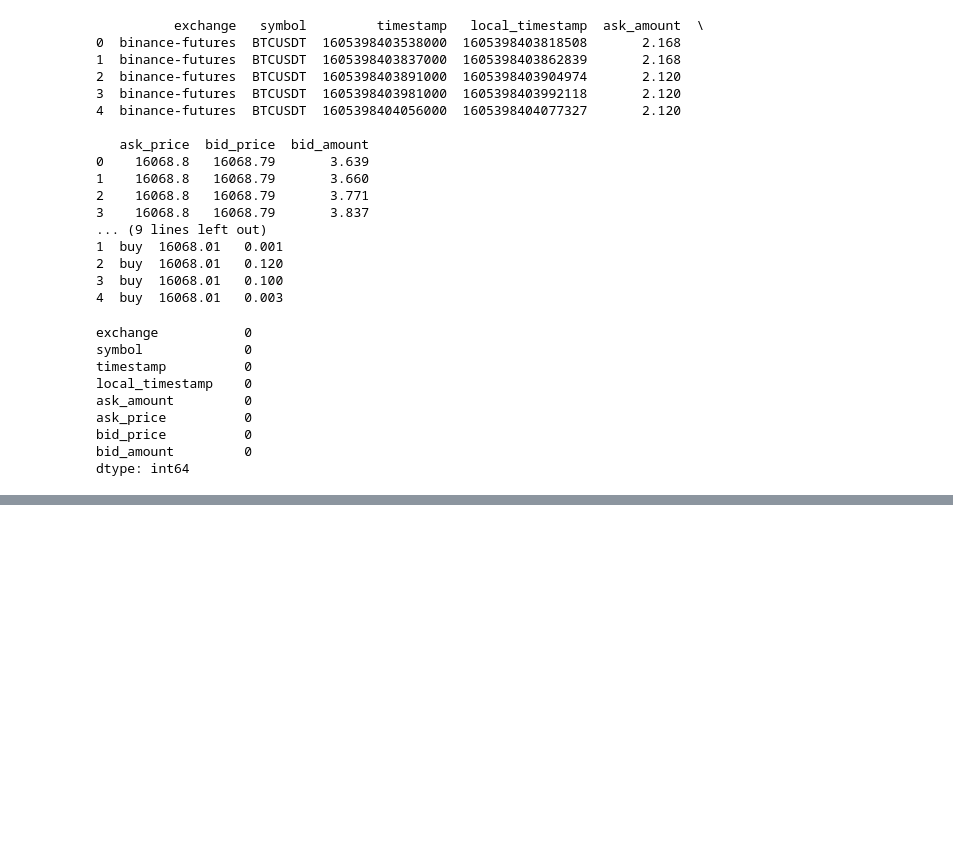
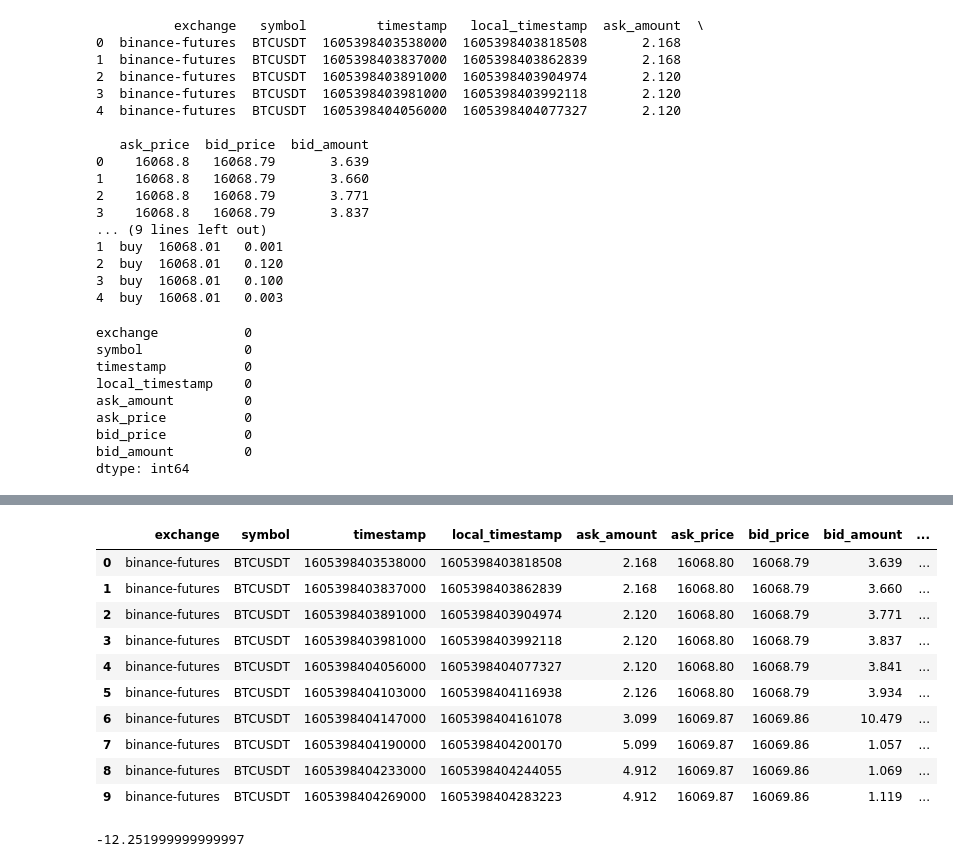
Before and after one commit to marekerben/Bakalarka, a Jupyter notebook: data.ipynb, the cells around one changed output, grey strips where cells are left out. Saved outputs shown, nothing was run; the diff lists cells and outputs as text; code cells hidden in the pictures; blank space fills up the shorter version.

```diff
--- a/data.ipynb
+++ b/data.ipynb
@@ -141,0 +92,14 @@ df
+# %%
+quotes_df.head(10)
+# %% [output]
+|  | exchange | symbol | timestamp | local_timestamp | ask_amount | ask_price | bid_price | bid_amount | ... |
+| 0 | binance-futures | BTCUSDT | 1605398403538000 | 1605398403818508 | 2.168 | 16068.80 | 16068.79 | 3.639 | ... |
+| 1 | binance-futures | BTCUSDT | 1605398403837000 | 1605398403862839 | 2.168 | 16068.80 | 16068.79 | 3.660 | ... |
+| 2 | binance-futures | BTCUSDT | 1605398403891000 | 1605398403904974 | 2.120 | 16068.80 | 16068.79 | 3.771 | ... |
+| 3 | binance-futures | BTCUSDT | 1605398403981000 | 1605398403992118 | 2.120 | 16068.80 | 16068.79 | 3.837 | ... |
+| 4 | binance-futures | BTCUSDT | 1605398404056000 | 1605398404077327 | 2.120 | 16068.80 | 16068.79 | 3.841 | ... |
+| 5 | binance-futures | BTCUSDT | 1605398404103000 | 1605398404116938 | 2.126 | 16068.80 | 16068.79 | 3.934 | ... |
+| 6 | binance-futures | BTCUSDT | 1605398404147000 | 1605398404161078 | 3.099 | 16069.87 | 16069.86 | 10.479 | ... |
+| 7 | binance-futures | BTCUSDT | 1605398404190000 | 1605398404200170 | 5.099 | 16069.87 | 16069.86 | 1.057 | ... |
+| 8 | binance-futures | BTCUSDT | 1605398404233000 | 1605398404244055 | 4.912 | 16069.87 | 16069.86 | 1.069 | ... |
+| 9 | binance-futures | BTCUSDT | 1605398404269000 | 1605398404283223 | 4.912 | 16069.87 | 16069.86 | 1.119 | ... |
@@ -141,0 +108,4 @@ df
+# %%
+quotes_df.loc['2020-11-15 00:00:00' : '2020-11-15 00:00:10'].e_n.sum()
+# %% [output]
+-12.251999999999997
```
Also changed, not shown: parts of 15 cells of this notebook, 2 other files.
